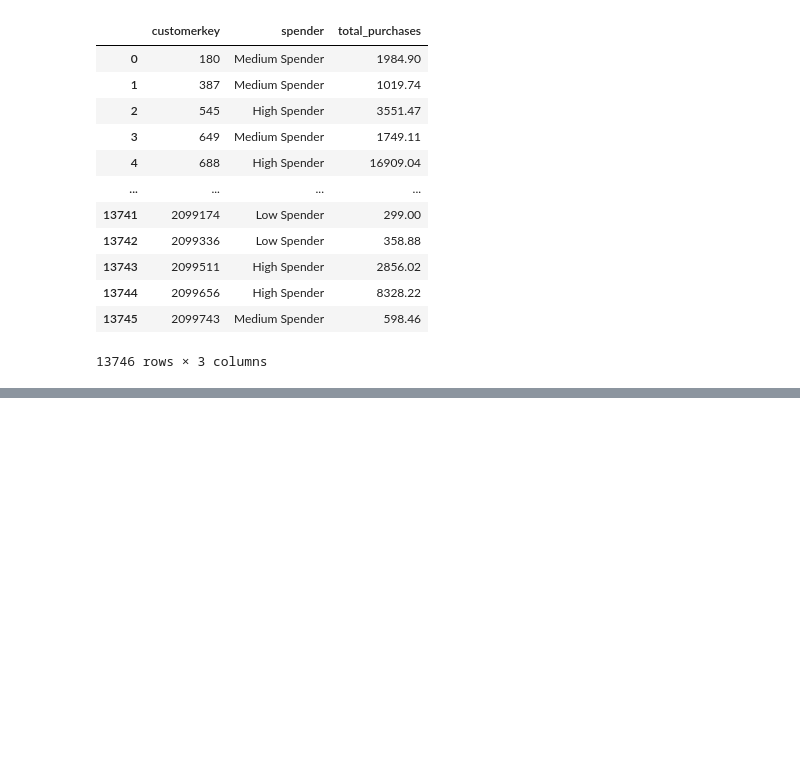
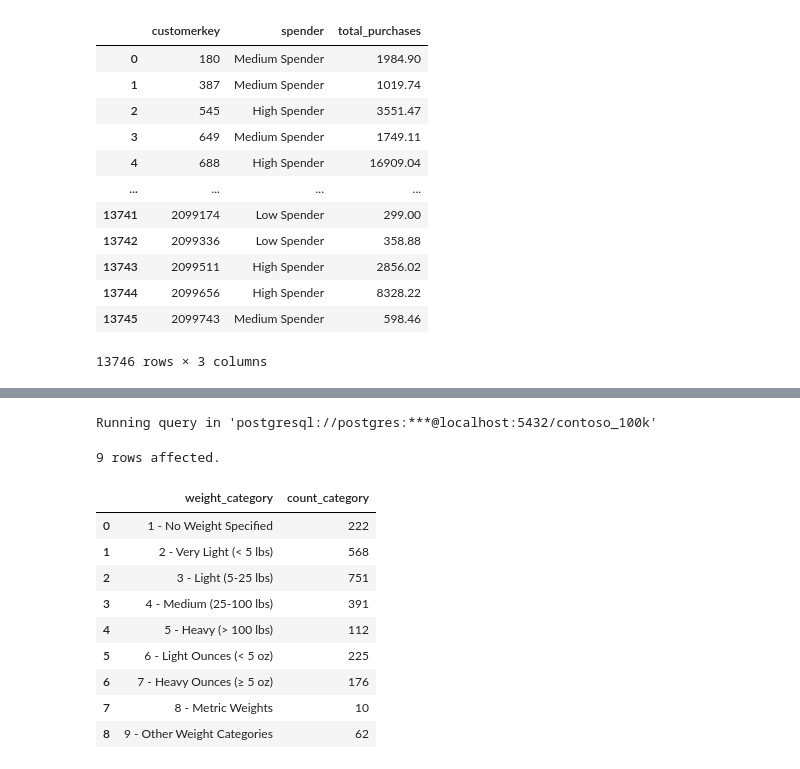
Before and after one commit to Bartek0829/SQL-learning, a Jupyter notebook: Resources/Blank_SQL_Notebook.ipynb, the cells around one changed output, grey strips where cells are left out. Drawn from its saved outputs; the diff is of its cells as text; code cells hidden in the pictures; blank space fills up the shorter version.

```diff
--- a/Resources/Blank_SQL_Notebook.ipynb
+++ b/Resources/Blank_SQL_Notebook.ipynb
@@ -849,0 +835,34 @@ Running query in 'postgresql://postgres:***@localhost:5432/contoso_100k'
+# %%
+%%sql
+SELECT
+    CASE
+      WHEN weight IS NULL AND weightunit IS NULL THEN '1 - No Weight Specified'
+      WHEN weightunit = 'pounds' AND weight < 5 THEN '2 - Very Light (< 5 lbs)'
+      WHEN weightunit = 'pounds' AND weight BETWEEN 5 AND 25 THEN '3 - Light (5-25 lbs)'
+      WHEN weightunit = 'pounds' AND weight BETWEEN 25 AND 100 THEN '4 - Medium (25-100 lbs)'
+      WHEN weightunit = 'pounds' AND weight > 100 THEN '5 - Heavy (> 100 lbs)'
+      WHEN weightunit = 'ounces' AND weight < 5 THEN '6 - Light Ounces (< 5 oz)'
+      WHEN weightunit = 'ounces' AND weight >= 5 THEN '7 - Heavy Ounces (≥ 5 oz)'
+      WHEN weightunit = 'grams' THEN '8 - Metric Weights'
+      ELSE '9 - Other Weight Categories'
+    END AS weight_category,
+    COUNT(*) AS count_category
+FROM
+    product
+GROUP BY
+    weight_category
+ORDER BY
+    weight_category
+# %% [output]
+Running query in 'postgresql://postgres:***@localhost:5432/contoso_100k'
+9 rows affected.
+|  | weight_category | count_category |
+| 0 | 1 - No Weight Specified | 222 |
+| 1 | 2 - Very Light (< 5 lbs) | 568 |
+| 2 | 3 - Light (5-25 lbs) | 751 |
+| 3 | 4 - Medium (25-100 lbs) | 391 |
+| 4 | 5 - Heavy (> 100 lbs) | 112 |
+| 5 | 6 - Light Ounces (< 5 oz) | 225 |
+| 6 | 7 - Heavy Ounces (≥ 5 oz) | 176 |
+| 7 | 8 - Metric Weights | 10 |
+| 8 | 9 - Other Weight Categories | 62 |
```
Also changed, not shown: parts of 8 cells of this notebook.
